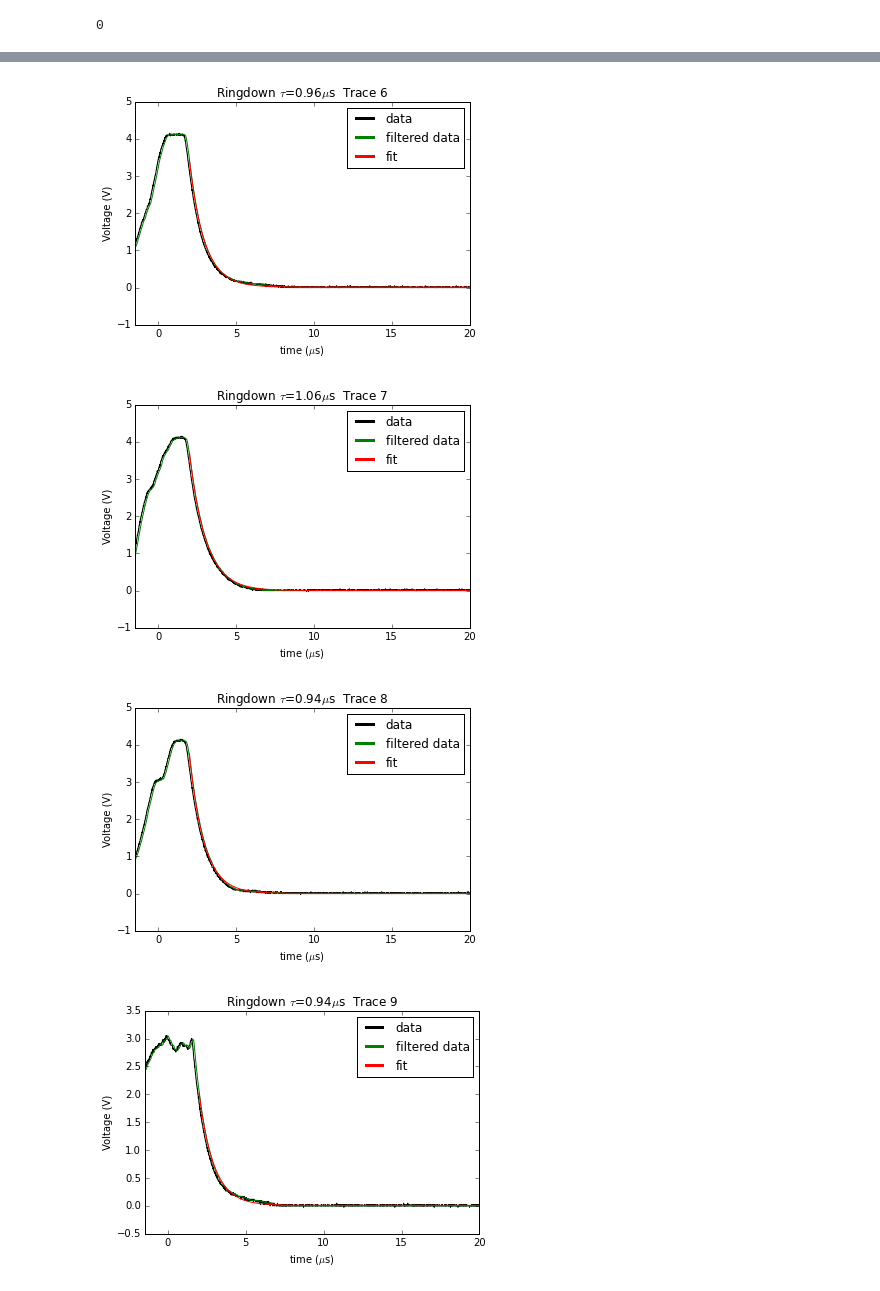
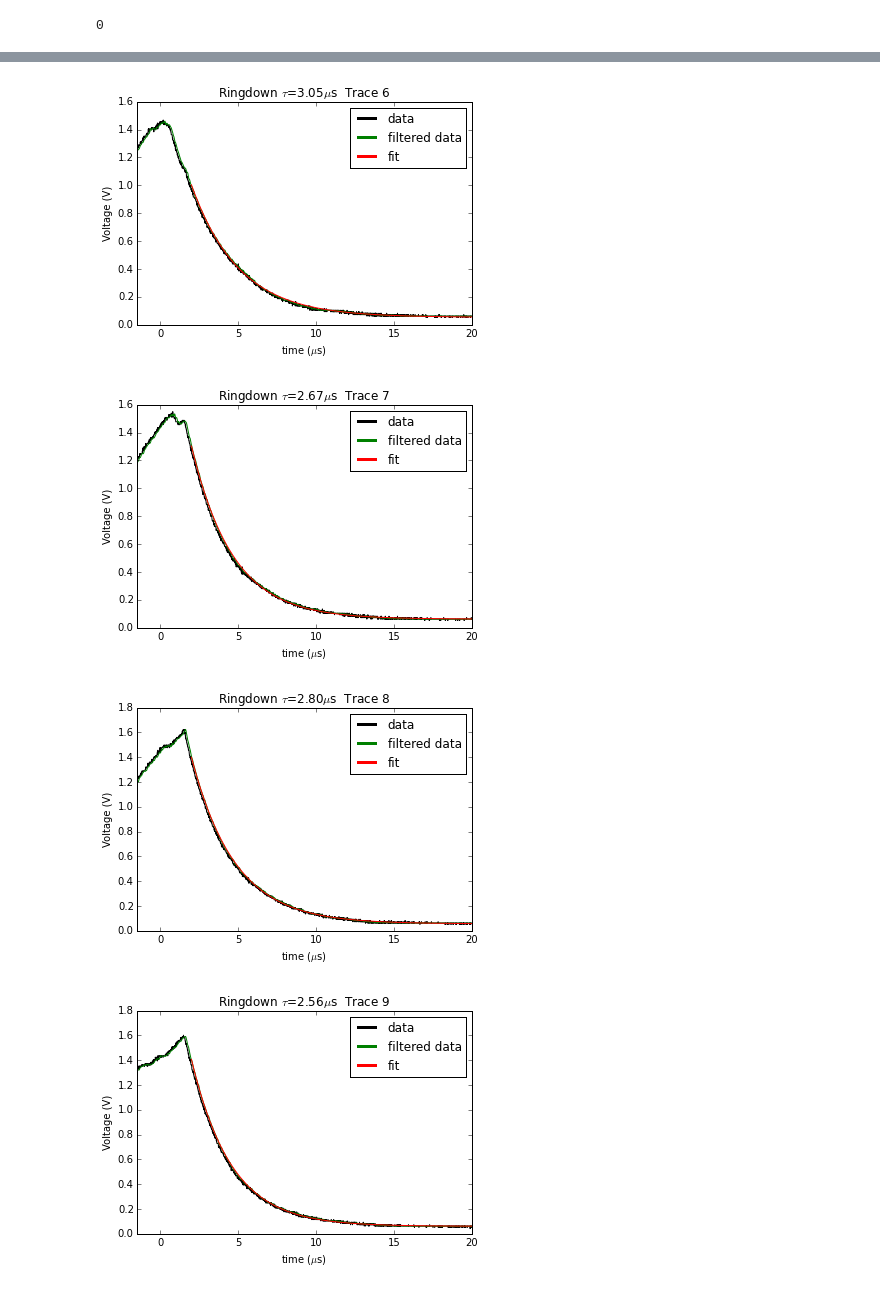
Before and after one commit to zakv/Ringdown_Scope_Code, a Jupyter notebook: Ringdown_Scope_Code.ipynb, the cells around one changed output, grey strips where cells are left out. Drawn from its saved outputs; the diff is of its cells as text; code cells hidden in the pictures.

```diff
--- a/Ringdown_Scope_Code.ipynb
+++ b/Ringdown_Scope_Code.ipynb
@@ -211,7 +211,7 @@ tau_mean,tau_uncertainty,series=scope.measure_tau(n_traces)
 for j in range(10):
     series.plot_ringdown(j)
 
-series.file_name='First_Reflection_Attempt.pkl'
+series.file_name='Mirrors_3_4_take_2.pkl'
 series.save()
 # %% [output]
 Connected to Agilent Technologies,DSO1012A,CN50301202,00.04.06 SP05
@@ -226,6 +226,6 @@ Tau is (1.04 +/- 0.01)us with std 0.10us
-[figure, old version]
+[figure, new version]
-[figure, old version]
+[figure, new version]
-[figure, old version]
+[figure, new version]
-[figure, old version]
+[figure, new version]
 # %%
 #Measured Parameters
```
Also changed, not shown: parts of 19 cells of this notebook.
